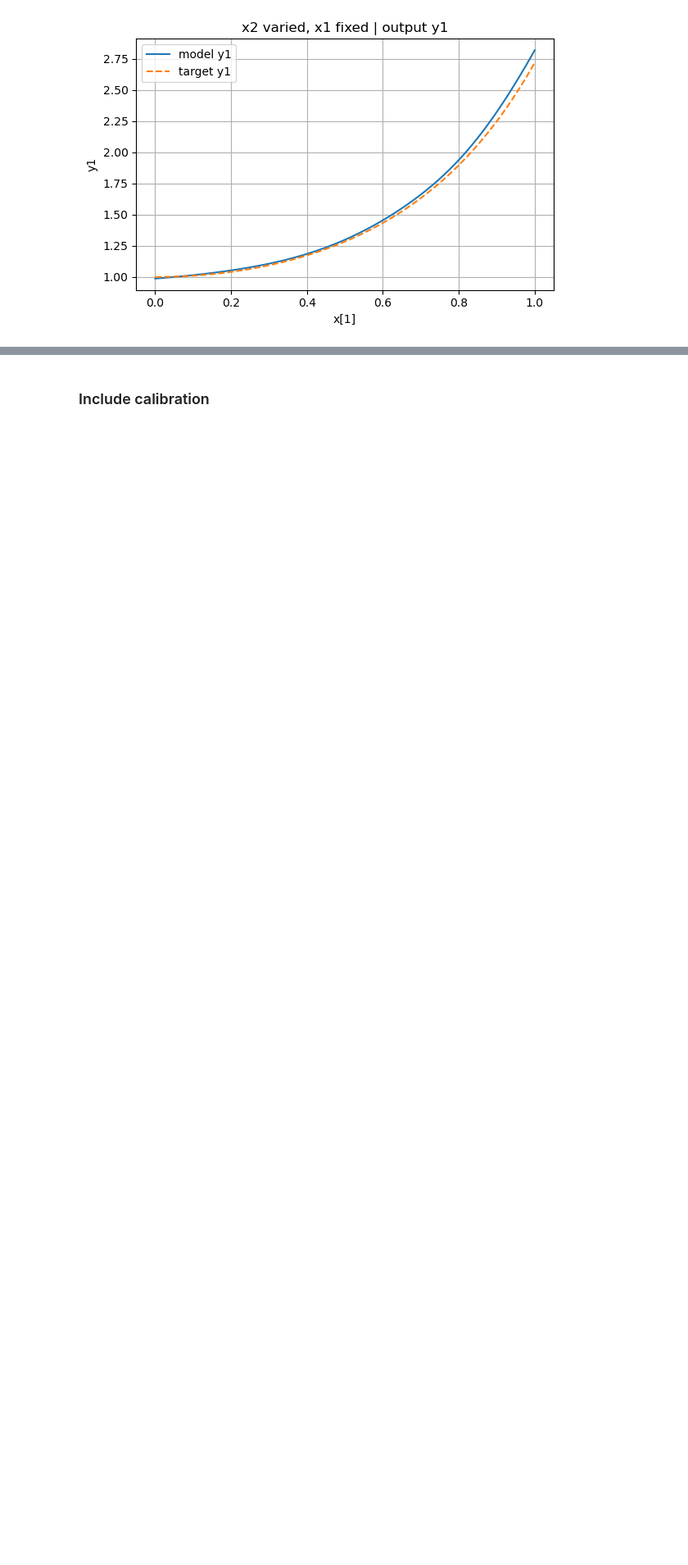
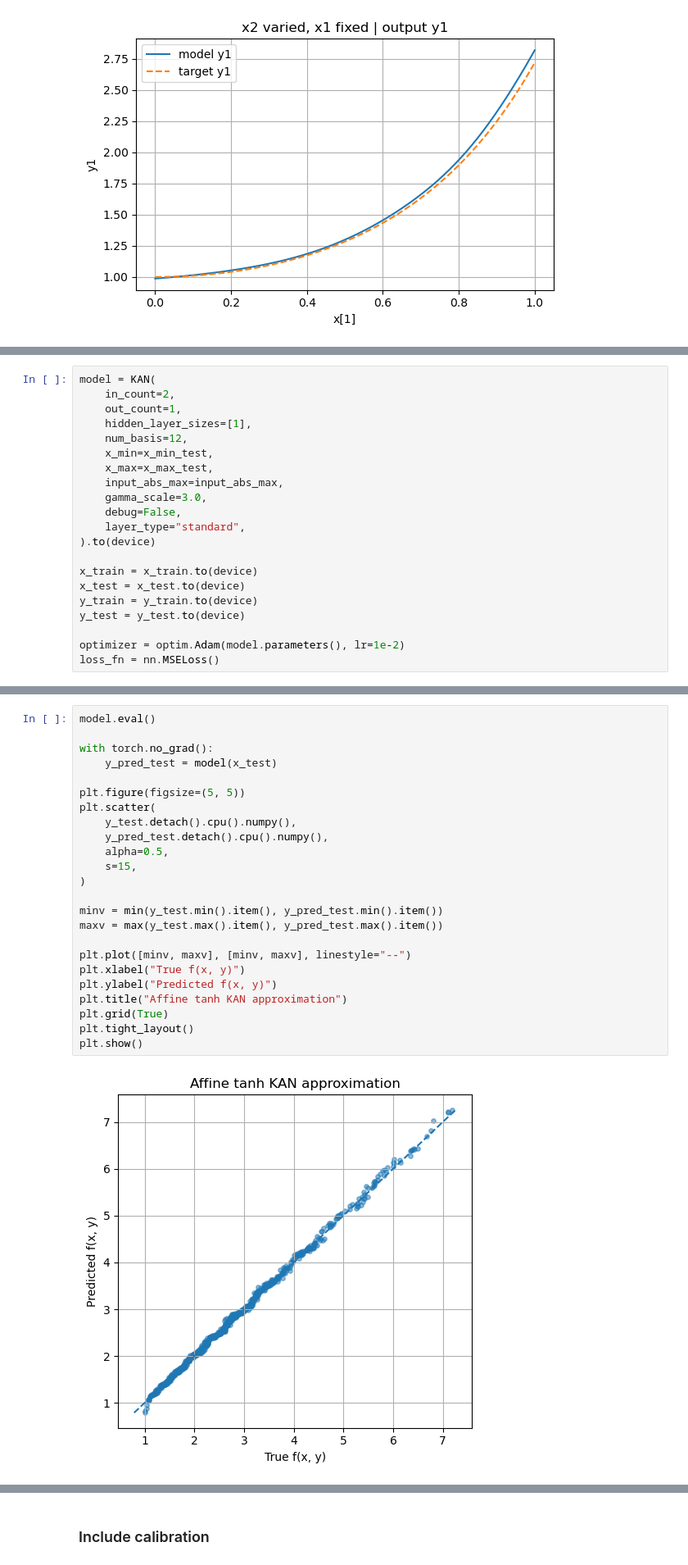
Before and after one commit to sofijaorlovic/photonic-KAN, a Jupyter notebook: affine_experiments.ipynb, the cells around one changed output, grey strips where cells are left out. Shown at 82% size. Cells and saved outputs as stored; diff of their text form; blank space fills up the shorter version.

Commit message:
added comparison with tanh basis

```diff
--- a/affine_experiments.ipynb
+++ b/affine_experiments.ipynb
@@ -227,0 +230,21 @@ for s in stats:
+# %%
+model = KAN(
+    in_count=2,
+    out_count=1,
+    hidden_layer_sizes=[1],
+    num_basis=12,
+    x_min=x_min_test,
+    x_max=x_max_test,
+    input_abs_max=input_abs_max,
+    gamma_scale=3.0,
+    debug=False,
+    layer_type="standard",
+).to(device)
+
+x_train = x_train.to(device)
+x_test = x_test.to(device)
+y_train = y_train.to(device)
+y_test = y_test.to(device)
+
+optimizer = optim.Adam(model.parameters(), lr=1e-2)
+loss_fn = nn.MSELoss()
@@ -227,0 +298,26 @@ for s in stats:
+# %%
+model.eval()
+
+with torch.no_grad():
+    y_pred_test = model(x_test)
+
+plt.figure(figsize=(5, 5))
+plt.scatter(
+    y_test.detach().cpu().numpy(),
+    y_pred_test.detach().cpu().numpy(),
+    alpha=0.5,
+    s=15,
+)
+
+minv = min(y_test.min().item(), y_pred_test.min().item())
+maxv = max(y_test.max().item(), y_pred_test.max().item())
+
+plt.plot([minv, maxv], [minv, maxv], linestyle="--")
+plt.xlabel("True f(x, y)")
+plt.ylabel("Predicted f(x, y)")
+plt.title("Affine tanh KAN approximation")
+plt.grid(True)
+plt.tight_layout()
+plt.show()
+# %% [output]
+[figure, added]
```
Also changed, not shown: parts of 9 cells of this notebook, 1 other file.
